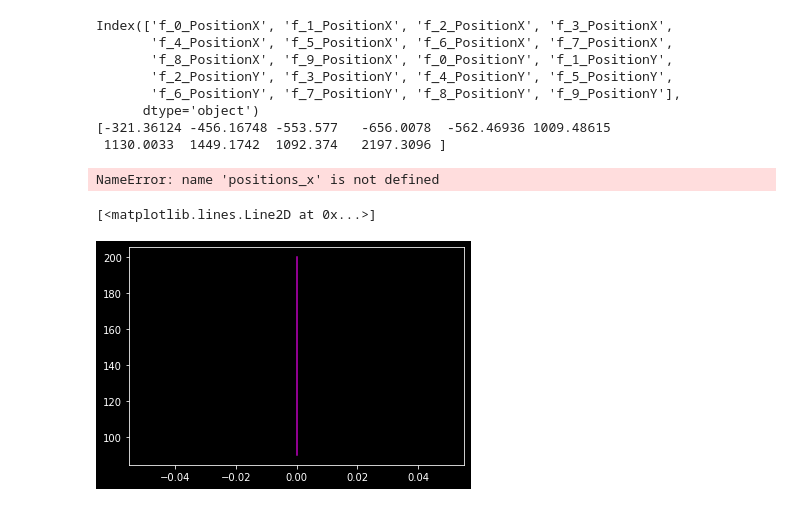
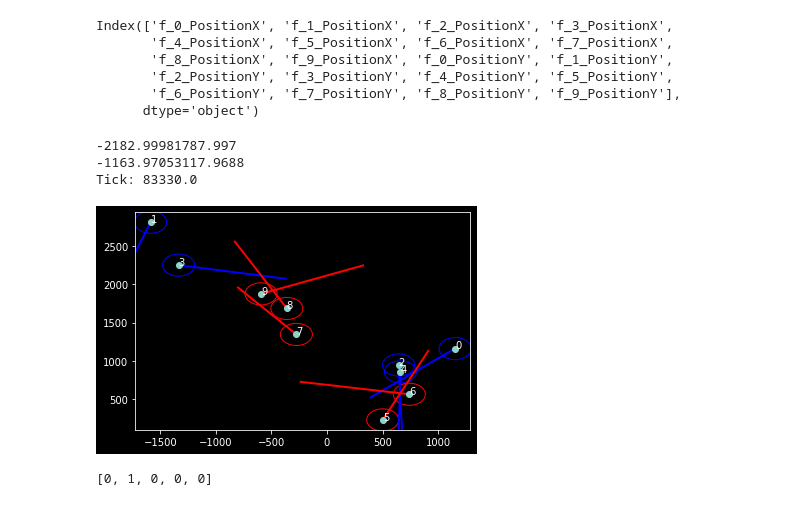
Before and after one commit to kroonhorstdino/csgo_encounter_prediction, a Jupyter notebook: testing/test_angle_prep.ipynb, the cells around one changed output. Saved outputs shown, nothing was run; the diff lists cells and outputs as text; code cells hidden in the pictures.

Commit message:
Tests on preprocessing

```diff
--- a/testing/test_angle_prep.ipynb
+++ b/testing/test_angle_prep.ipynb
@@ -16,5 +12,6 @@ Loading JSON file config\features_info.json
 # %%
-sample = data_loader.load_csv_as_df('../../csgo_dataset/parsed_files/renegades-vs-fnatic-m3-inferno.csv')
+#sample = data_loader.load_csv_as_df('../../csgo_dataset/parsed_files/renegades-vs-fnatic-m3-inferno.csv')
+sample = data_loader.load_csv_as_df('../csgo_dataset/vitality-vs-liquid-m2-dust2.csv')
 only_pos_sample = sample[data_loader.get_feature_column_names('PositionX') + data_loader.get_feature_column_names('PositionY')]
 # %%
 tick = 83330.0
@@ -22,9 +19,6 @@ tick = 83330.0
 #sample.loc[tick-100:tick+100,data_loader.get_feature_column_names('PositionX')[0]]
 # %%
 print(only_pos_sample.columns)
-
-tick = 83330.0
-#tick = np.random.choice(sample.index)
 
 directions = preprocess.all_player_eyeAngles_to_direction_vec3(sample,tick)
 positions = preprocess.all_player_position_to_vec3(sample,tick)
@@ -35,11 +29,16 @@ raw_positions_y = sample.loc[tick, data_loader.get_feature_column_names('Positio
 positions_x = [a.components()[0] for a in positions]
 positions_y = [a.components()[1] for a in positions]
 
-end_positions_x = [a.__add__(b).components()[0] for a,b in zip(positions,directions)]
-end_positions_y = [a.__add__(b).components()[1] for a,b in zip(positions,directions)]
+end_positions_x = [a.__add__(b.__mul__(1000)).components()[0] for a,b in zip(positions,directions)]
+end_positions_y = [a.__add__(b.__mul__(1000)).components()[1] for a,b in zip(positions,directions)]
+
+#print("POSX:", positions_x, len(positions_x))
+#print("POSY:",positions_y,len(positions_y))
+#print("ENDPOSX:",end_positions_x, len(end_positions_x))
+#print("ENDPOS<:",end_positions_y, len(end_positions_y))
 
 
-print(raw_positions_x)
+#print(raw_positions_x)
 # %% [output]
 Index(['f_0_PositionX', 'f_1_PositionX', 'f_2_PositionX', 'f_3_PositionX',
        'f_4_PositionX', 'f_5_PositionX', 'f_6_PositionX', 'f_7_PositionX',
@@ -47,28 +46,48 @@ Index(['f_0_PositionX', 'f_1_PositionX', 'f_2_PositionX', 'f_3_PositionX',
        'f_2_PositionY', 'f_3_PositionY', 'f_4_PositionY', 'f_5_PositionY',
        'f_6_PositionY', 'f_7_PositionY', 'f_8_PositionY', 'f_9_PositionY'],
       dtype='object')
-[-321.36124 -456.16748 -553.577   -656.0078  -562.46936 1009.48615
- 1130.0033  1449.1742  1092.374   2197.3096 ]
 # %%
 x,y = positions_x, positions_y
 #x,y = raw_positions_x, raw_positions_y
 plt.plot(x, y, "o")
+ax = plt.gca()
 
 x_min, x_max = np.amin(only_pos_sample[data_loader.get_feature_column_names('PositionX')].min()), np.amax(only_pos_sample[data_loader.get_feature_column_names('PositionX')].max())
 y_min, y_max = np.amin(only_pos_sample[data_loader.get_feature_column_names('PositionY')].min()), np.amax(only_pos_sample[data_loader.get_feature_column_names('PositionY')].max())
 
 print(x_min,x_max)
 print(y_min,y_max)
 print("Tick: " + str(tick))
 
 #plt.xlim(-500,500)
 #plt.ylim(-500,500)
-for pos_x, pos_y, end_pos_x,  end_pos_y in zip(positions_x,positions_y,end_positions_x,end_positions_y):
-    plt.plot([pos_x, pos_y], [end_pos_x, end_pos_y], 'm-')
+lines = []
+for i, (pos_x, pos_y, end_pos_x, end_pos_y) in enumerate(zip(positions_x,positions_y,end_positions_x,end_positions_y)):
+    lines.append([(pos_x, pos_y), (end_pos_x, end_pos_y)])
+    # plot circles using the RGBA colors
+    col = 'red' if i > 4 else 'blue'
+    circle = plt.Circle((pos_x, pos_y), 144, color=col, fill=False)
+    ax.add_artist(circle)
+    ax.text(pos_x, pos_y, i)
+
+lc = LineCollection(lines[:5], color=["blue"], lw=2)
+lc2 = LineCollection(lines[5:], color=["red"], lw=2)
+
+plt.gca().add_collection(lc)
+plt.gca().add_collection(lc2)
+
+plt.show()
 # %% [output]
-NameError: name 'positions_x' is not defined
+-2182.99981787.997
+-1163.97053117.9688
+Tick: 83330.0
+[figure, added]
 # %%
 #plt.plot([0, 0], [90, 200], 'm-')
+spheres = preprocess.generate_player_spheres(positions,144)[:5]
-# %% [output]
-[<matplotlib.lines.Line2D at 0x...>]
-[figure, removed]
+# %%
+hits = preprocess.get_player_raycast_hits(positions[5], directions[5], spheres)
+
+print(hits)
+# %% [output]
+[0, 1, 0, 0, 0]
```
Also changed, not shown: parts of 1 cell of this notebook, 3 other files.
